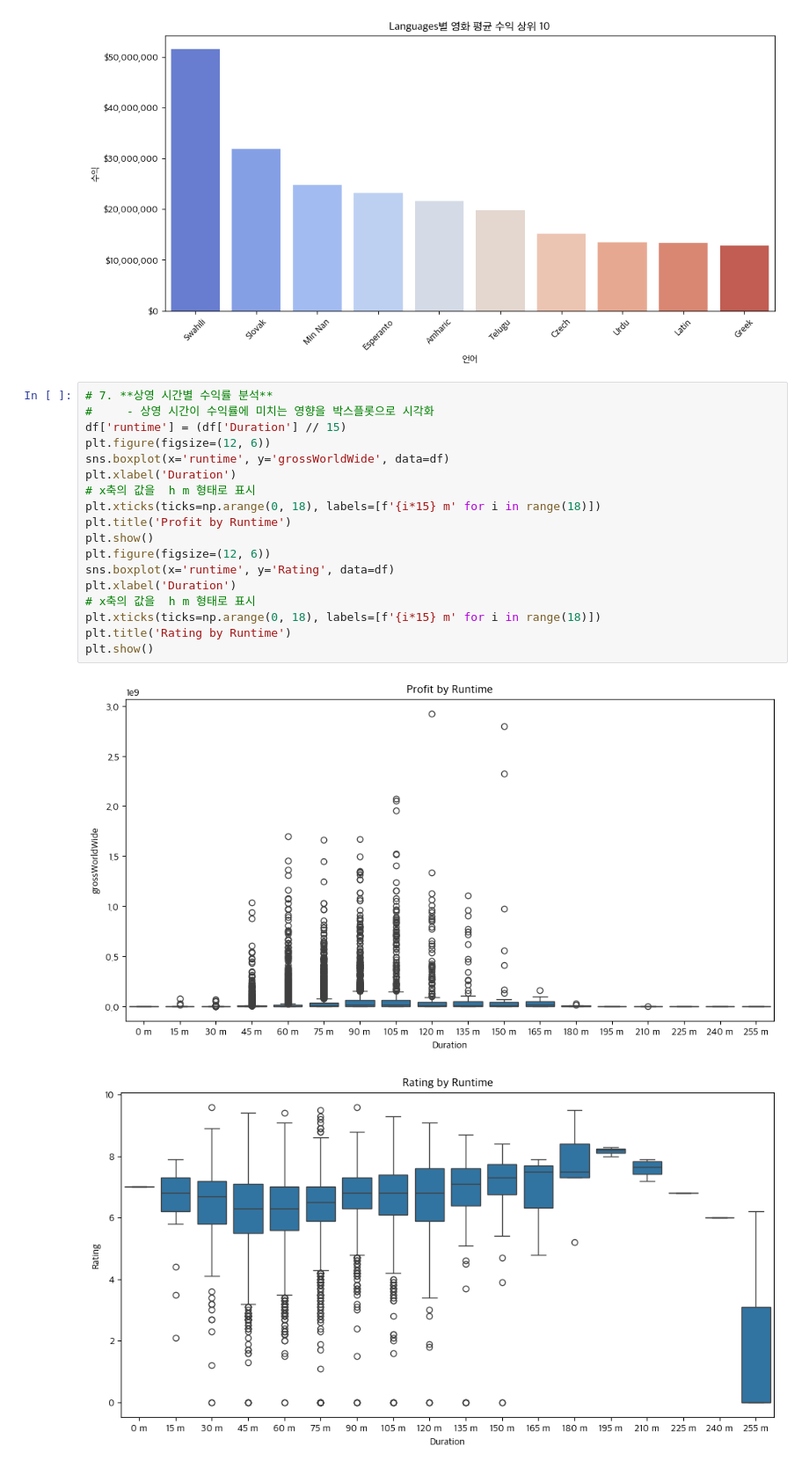
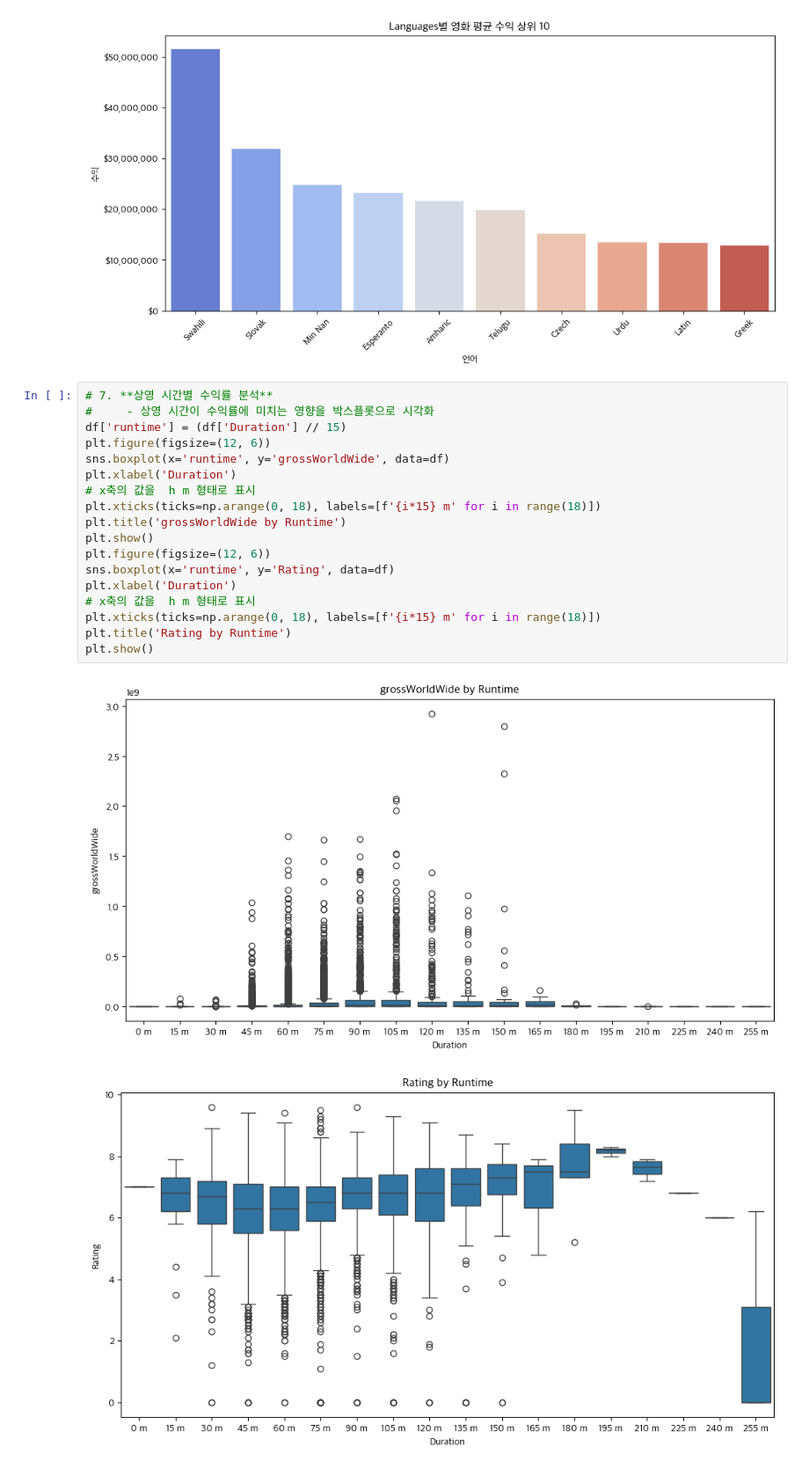
Before and after one commit to Encore-SKN-9/eda_2team, a Jupyter notebook: edas/eda_jy.ipynb, the cells around one changed output. Shown at 88% size. Drawn from its saved outputs; the diff is of its cells as text.

```diff
--- a/edas/eda_jy.ipynb
+++ b/edas/eda_jy.ipynb
@@ -454,21 +447,21 @@ get_mean_gross(low_budget, 'Languages', xlabel='언어')
 # %%
 # 7. **상영 시간별 수익률 분석**
 #     - 상영 시간이 수익률에 미치는 영향을 박스플롯으로 시각화
 df['runtime'] = (df['Duration'] // 15)
 plt.figure(figsize=(12, 6))
 sns.boxplot(x='runtime', y='grossWorldWide', data=df)
 plt.xlabel('Duration')
 # x축의 값을  h m 형태로 표시
 plt.xticks(ticks=np.arange(0, 18), labels=[f'{i*15} m' for i in range(18)])
-plt.title('Profit by Runtime')
+plt.title('grossWorldWide by Runtime')
 plt.show()
 plt.figure(figsize=(12, 6))
 sns.boxplot(x='runtime', y='Rating', data=df)
 plt.xlabel('Duration')
 # x축의 값을  h m 형태로 표시
 plt.xticks(ticks=np.arange(0, 18), labels=[f'{i*15} m' for i in range(18)])
 plt.title('Rating by Runtime')
 plt.show()
 # %% [output]
-[figure, old version]
+[figure, new version]
 [figure]
```
Also changed, not shown: parts of 2 cells of this notebook.
